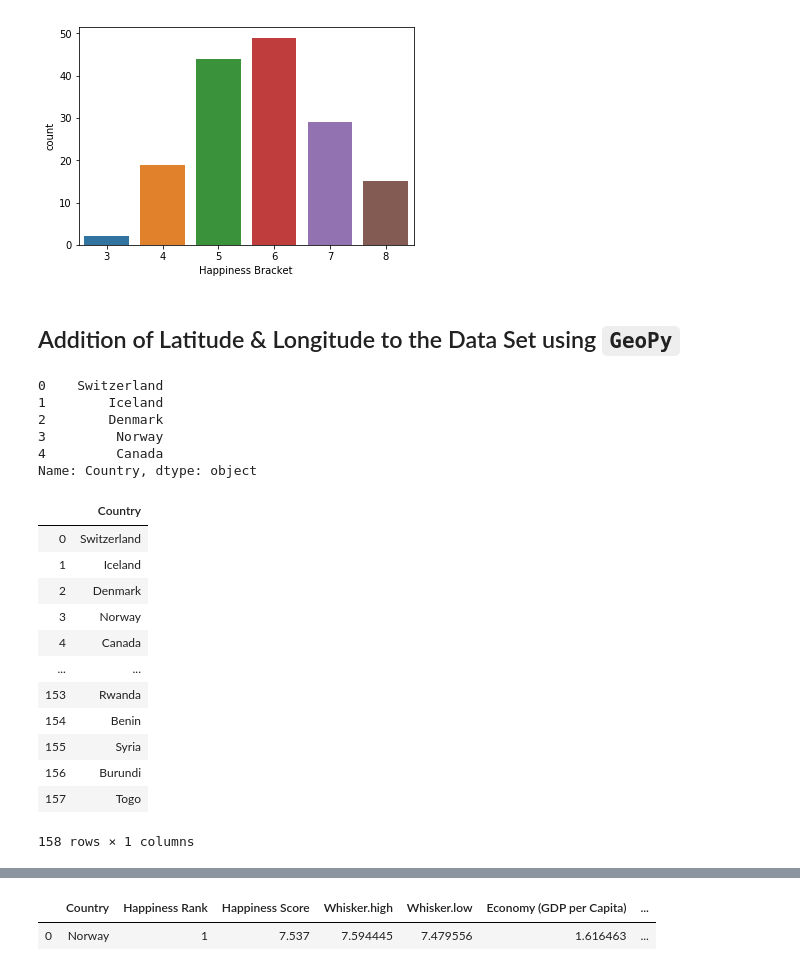
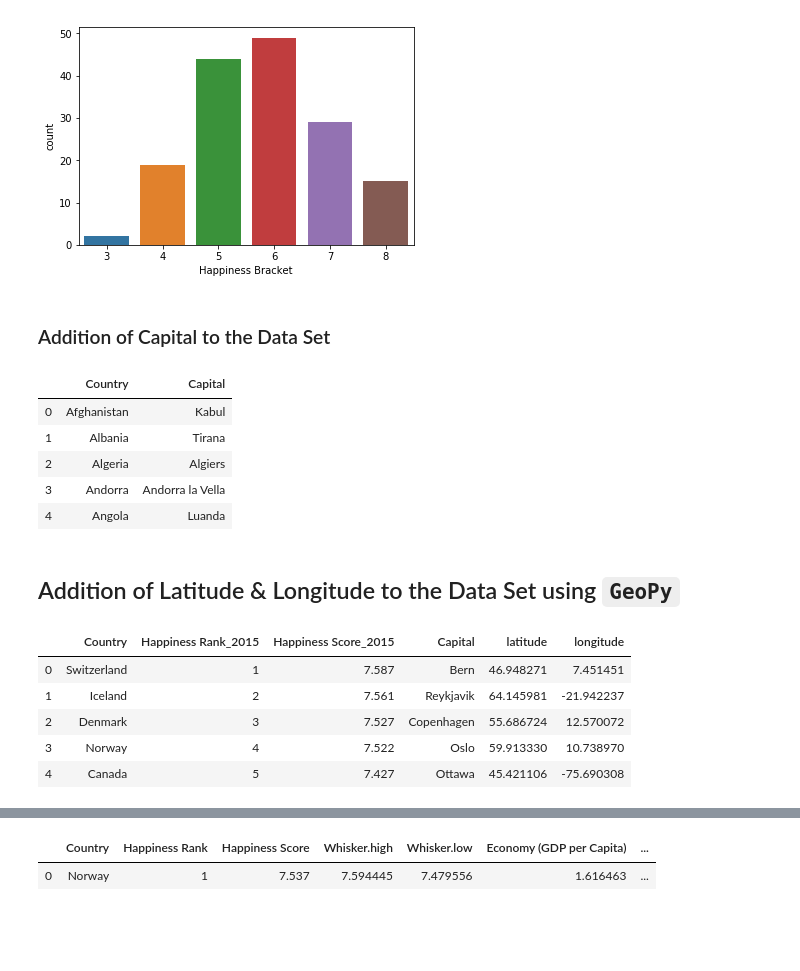
Before and after one commit to AlyBoolani/WorldHappinessReport, a Jupyter notebook: World Happiness Report Analysis.ipynb, the cells around one changed output, grey strips where cells are left out. Drawn from its saved outputs; the diff is of its cells as text; code cells hidden in the pictures; blank space fills up the shorter version.

```diff
--- a/World Happiness Report Analysis.ipynb
+++ b/World Happiness Report Analysis.ipynb
@@ -636,32 +251,26 @@ sns.countplot(Year_2015['Happiness Bracket'])
 # %% [output]
 <matplotlib.axes._subplots.AxesSubplot at 0x...>
 [figure]
+# %% [markdown]
+### Addition of Capital to the Data Set
+# %%
+country.rename(columns = {'Countries' : 'Country'}, inplace = True)
+country.head()
+# %% [output]
+|  | Country | Capital |
+| 0 | Afghanistan | Kabul |
+| 1 | Albania | Tirana |
+| 2 | Algeria | Algiers |
+| 3 | Andorra | Andorra la Vella |
+| 4 | Angola | Luanda |
 # %% [markdown]
 ## Addition of Latitude & Longitude to the Data Set using `GeoPy`
-# %%
-# New DF with country names from year 2015
-df = Year_2015['Country']
-df.head()
-# %% [output]
-0    Switzerland
-1        Iceland
-2        Denmark
-3         Norway
-4         Canada
-Name: Country, dtype: object
-# %%
-display(pd.DataFrame(df))
-# %% [output]
-|  | Country |
-| 0 | Switzerland |
-| 1 | Iceland |
-| 2 | Denmark |
-| 3 | Norway |
-| 4 | Canada |
-| ... | ... |
-| 153 | Rwanda |
-| 154 | Benin |
-| 155 | Syria |
-| 156 | Burundi |
-| 157 | Togo |
-158 rows × 1 columns
+# %%
+Average_Happiness_Rank_Scores_2015.head()
+# %% [output]
+|  | Country | Happiness Rank_2015 | Happiness Score_2015 | Capital | latitude | longitude |
+| 0 | Switzerland | 1 | 7.587 | Bern | 46.948271 | 7.451451 |
+| 1 | Iceland | 2 | 7.561 | Reykjavik | 64.145981 | -21.942237 |
+| 2 | Denmark | 3 | 7.527 | Copenhagen | 55.686724 | 12.570072 |
+| 3 | Norway | 4 | 7.522 | Oslo | 59.913330 | 10.738970 |
+| 4 | Canada | 5 | 7.427 | Ottawa | 45.421106 | -75.690308 |
```
Also changed, not shown: parts of 125 cells of this notebook, 1 other file.
